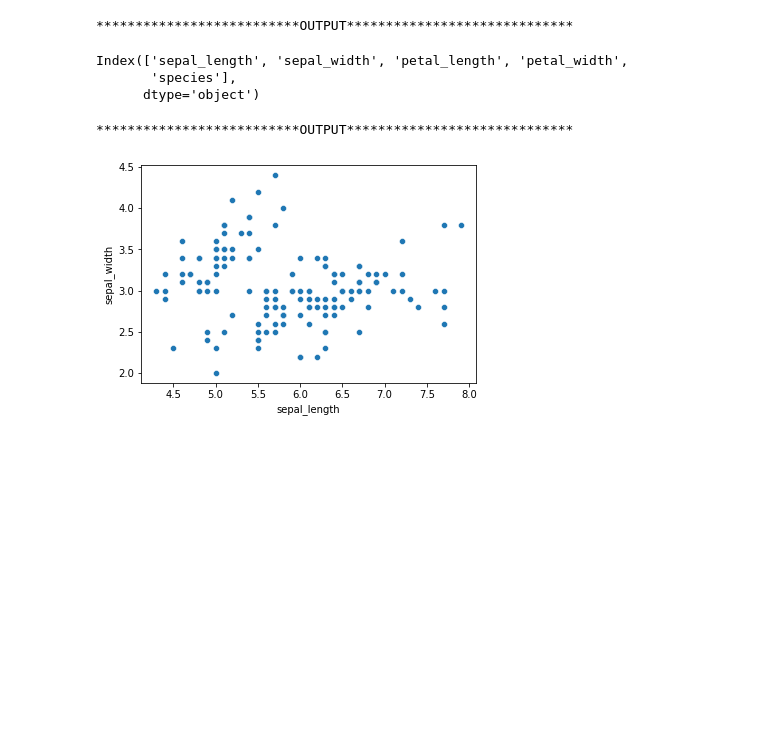
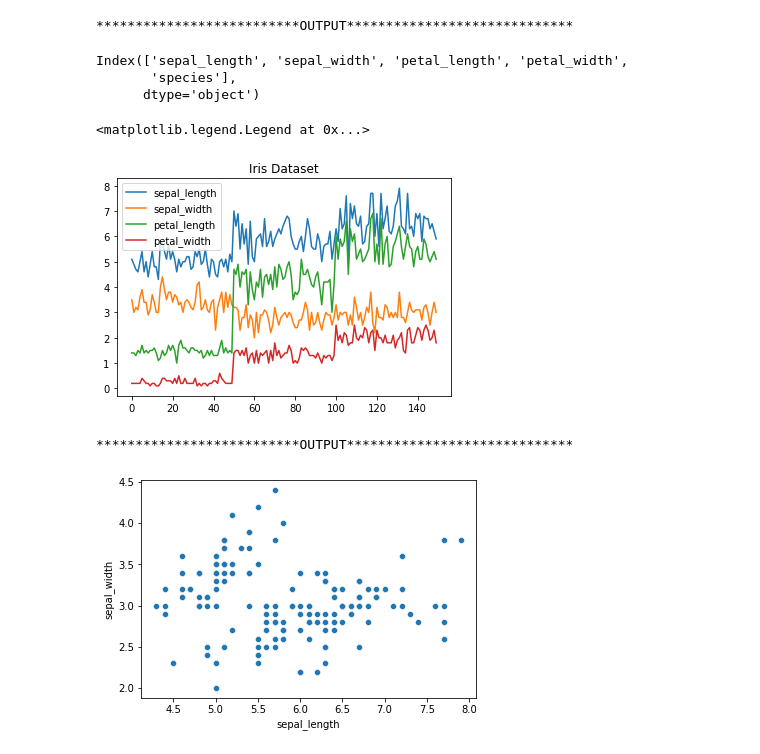
Before and after one commit to Deepsphere-AI/BCA, a Jupyter notebook: SEM-2/Data Science/Programs/Program_14_DataVisualizationGraphs.ipynb, the cells around one changed output. Saved outputs shown, nothing was run; the diff lists cells and outputs as text; code cells hidden in the pictures; blank space fills up the shorter version.

```diff
--- a/SEM-2/Data Science/Programs/Program_14_DataVisualizationGraphs.ipynb
+++ b/SEM-2/Data Science/Programs/Program_14_DataVisualizationGraphs.ipynb
@@ -75,6 +75,24 @@ vAR_df.columns
 Index(['sepal_length', 'sepal_width', 'petal_length', 'petal_width',
        'species'],
       dtype='object')
+# %%
+# Line plot
+vAR_iris_feat = vAR_df.iloc[:,:-1]
+vAR_iris_species = vAR_df.iloc[:,-1]
+vAR_columns = vAR_iris_feat.columns
+# create x data
+vAR_x_data = range(0, vAR_df.shape[0])
+# create figure and axis
+fig, ax = plt.subplots()
+# plot each column
+for column in vAR_columns:
+    ax.plot(vAR_x_data, vAR_df[column], label=column)
+# set title and legend
+ax.set_title('Iris Dataset')
+ax.legend()
+# %% [output]
+<matplotlib.legend.Legend at 0x...>
+[figure, added]
 # %%
 #Scatter plot
 sns.scatterplot(x='sepal_length', y='sepal_width', data=vAR_df)
```
Also changed, not shown: parts of 2 cells of this notebook.
